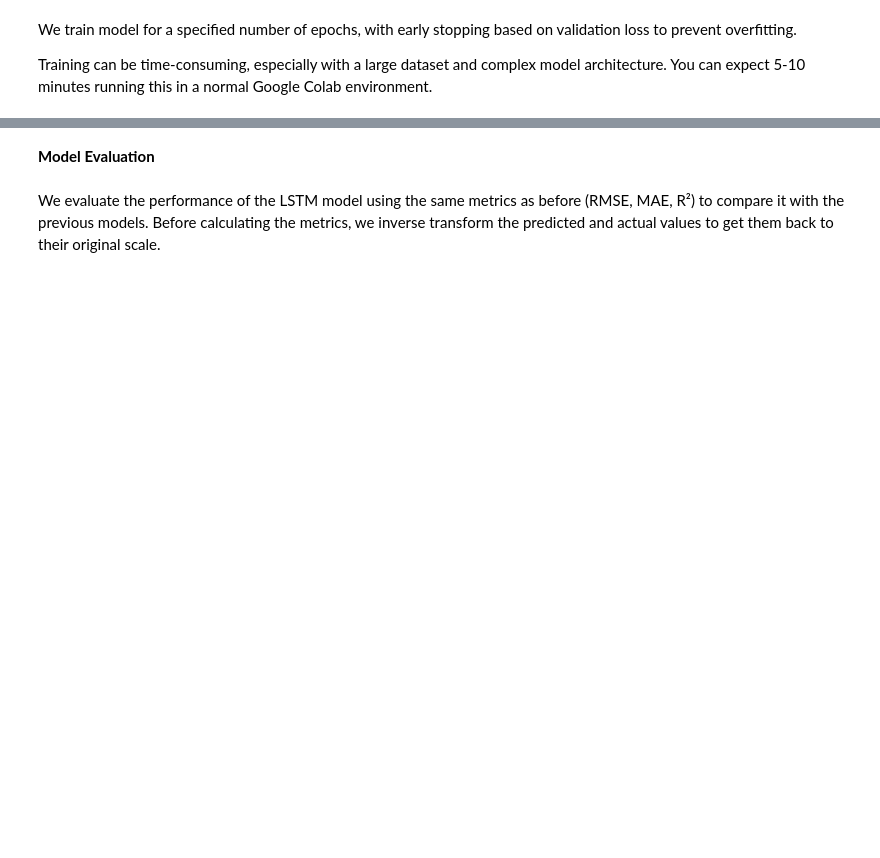
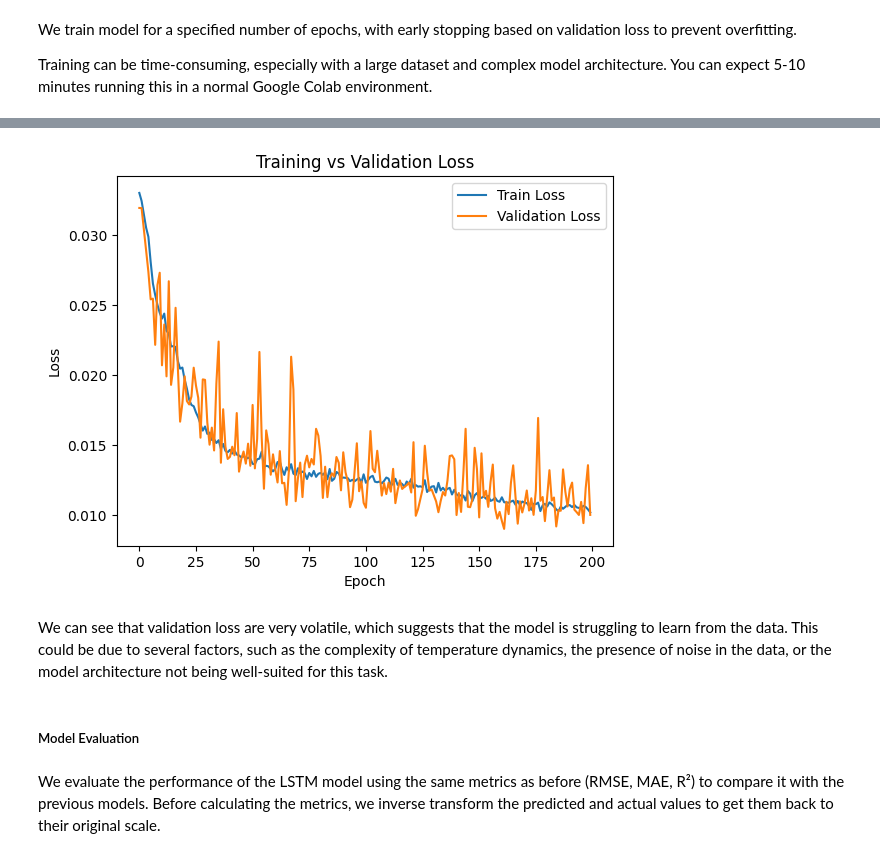
Before and after one commit to tempestormX/sc3021, a Jupyter notebook: SC3021_FDAG_T13.ipynb, the cells around one changed output, grey strips where cells are left out. Saved outputs shown, nothing was run; the diff lists cells and outputs as text; code cells hidden in the pictures; blank space fills up the shorter version.

```diff
--- a/SC3021_FDAG_T13.ipynb
+++ b/SC3021_FDAG_T13.ipynb
@@ -4934,5 +4970,5 @@ We set window_size to 10, which means that the model will use the emissions data
 # %%
-window_size = 10  # number of past years to use
+window_size = 5  # number of past years to use
 
 # Function to create sequences for time-series modeling
 def create_sequences(X, y, window_size):
@@ -4945,11 +4981,14 @@ def create_sequences(X, y, window_size):
 df_features_all = df.drop(columns=['country', 'ISO3', 'continent', 'AvgTemp'])
 df_target_all = df['AvgTemp'].values
 
+# calculate cutoff year for training (80% of the timeline)
+cutoff_year = years[int(0.8 * (len(years) - window_size))] + window_size
+
 # Use a global scaler across all numeric features
 scaler_X = StandardScaler()
 scaler_y = StandardScaler()
-scaler_X.fit(df_features_all)
-scaler_y.fit(df_target_all.reshape(-1, 1))
+scaler_X.fit(df_features_all[df['year'] <= cutoff_year])
+scaler_y.fit(df_target_all.reshape(-1, 1)[df['year'] <= cutoff_year])
 
 X_list_train, X_list_test = [], []
 y_list_train, y_list_test = [], []
@@ -5097,10 +5133,13 @@ We train model for a specified number of epochs, with early stopping based on va
 
 Training can be time-consuming, especially with a large dataset and complex model architecture. You can expect 5-10 minutes running this in a normal Google Colab environment.
 # %%
-epochs = 100
+epochs = 200
 best_loss = float('inf')
-patience = 30
+patience = 50
 counter = 0
+
+train_losses = []
+val_losses = []
 
 # Training loop
 for epoch in range(epochs):
@@ -5119,6 +5158,7 @@ for epoch in range(epochs):
         train_loss += loss.item()
 
     train_loss /= len(train_loader)
+    train_losses.append(train_loss)
 
     # Validation
     model.eval()
@@ -5132,6 +5172,7 @@ for epoch in range(epochs):
             val_loss += loss.item()
 
     val_loss /= len(test_loader)
+    val_losses.append(val_loss)
 
     # Early stopping logic
     if val_loss < best_loss:
@@ -5153,5 +5216,17 @@ model.load_state_dict(best_model)
+# %%
+plt.plot(train_losses, label="Train Loss")
+plt.plot(val_losses, label="Validation Loss")
+plt.xlabel("Epoch")
+plt.ylabel("Loss")
+plt.legend()
+plt.title("Training vs Validation Loss")
+plt.show()
+# %% [output]
+[figure, added]
+# %% [markdown]
+We can see that validation loss are very volatile, which suggests that the model is struggling to learn from the data. This could be due to several factors, such as the complexity of temperature dynamics, the presence of noise in the data, or the model architecture not being well-suited for this task.
 # %% [markdown]
-**Model Evaluation**
+##### Model Evaluation
 # %% [markdown]
 We evaluate the performance of the LSTM model using the same metrics as before (RMSE, MAE, R²) to compare it with the previous models. Before calculating the metrics, we inverse transform the predicted and actual values to get them back to their original scale.
 # %%
```
Also changed, not shown: parts of 41 cells of this notebook, 1 other file.
